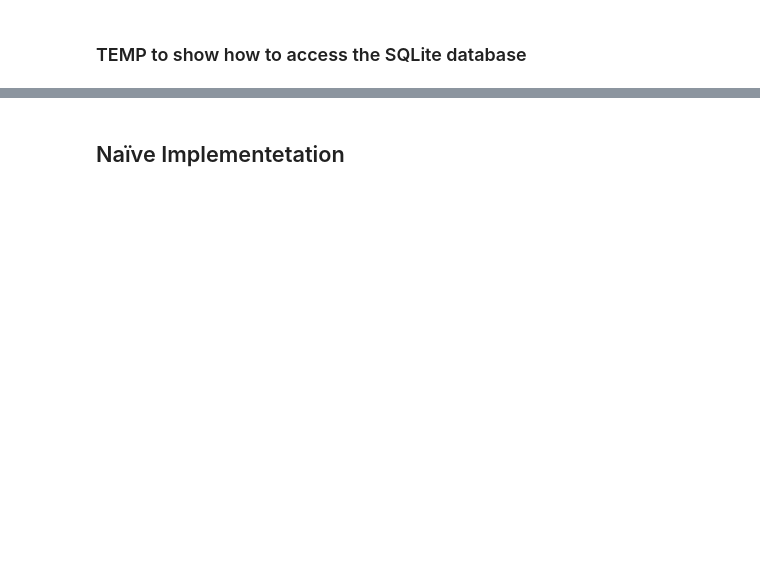
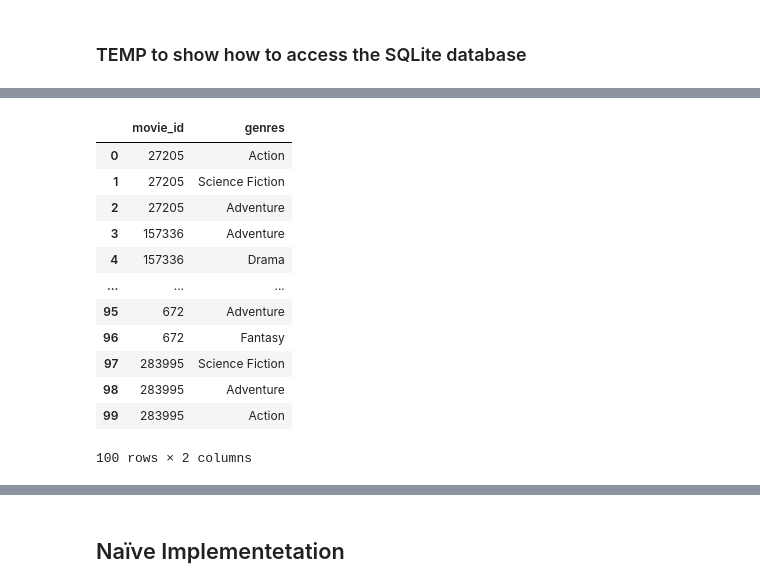
Before and after one commit to TunaConnoisseur/COMP30770-Big-Data, a Jupyter notebook: IMDB Notebook.ipynb, the cells around one changed output, grey strips where cells are left out. Drawn from its saved outputs; the diff is of its cells as text; code cells hidden in the pictures; blank space fills up the shorter version.

```diff
--- a/IMDB Notebook.ipynb
+++ b/IMDB Notebook.ipynb
@@ -112,4 +152,18 @@ movies_df.head(50)
 # %%
 # TEMP TO show how to access genres
-genres_df = pd.read_sql("SELECT * FROM genres", conn)
-genres_df.head(30)
+genres_df = pd.read_sql("SELECT * FROM movie_genres", conn)
+genres_df.head(100)
+# %% [output]
+|  | movie_id | genres |
+| 0 | 27205 | Action |
+| 1 | 27205 | Science Fiction |
+| 2 | 27205 | Adventure |
+| 3 | 157336 | Adventure |
+| 4 | 157336 | Drama |
+| ... | ... | ... |
+| 95 | 672 | Adventure |
+| 96 | 672 | Fantasy |
+| 97 | 283995 | Science Fiction |
+| 98 | 283995 | Adventure |
+| 99 | 283995 | Action |
+100 rows × 2 columns
```
Also changed, not shown: parts of 13 cells of this notebook.
